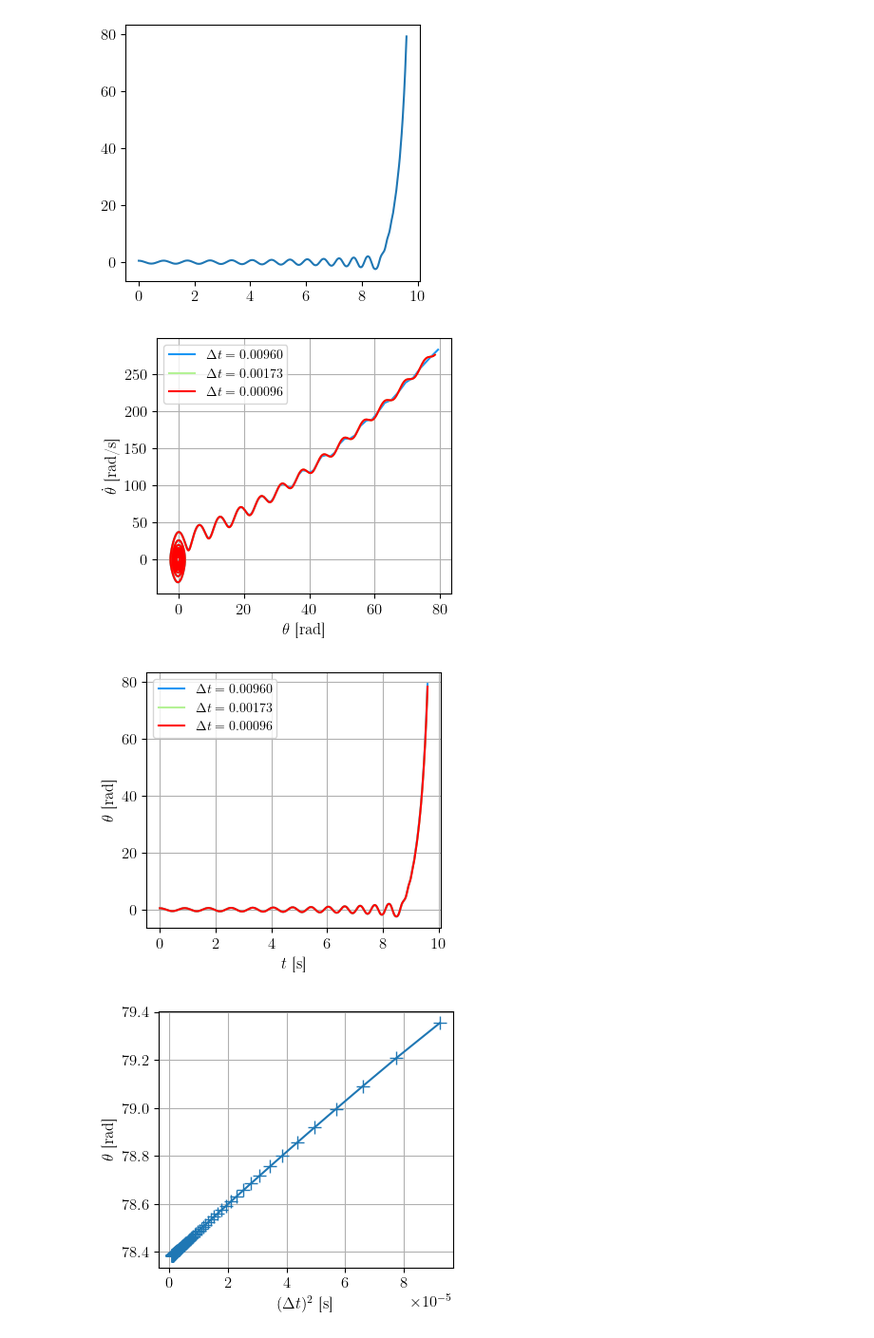
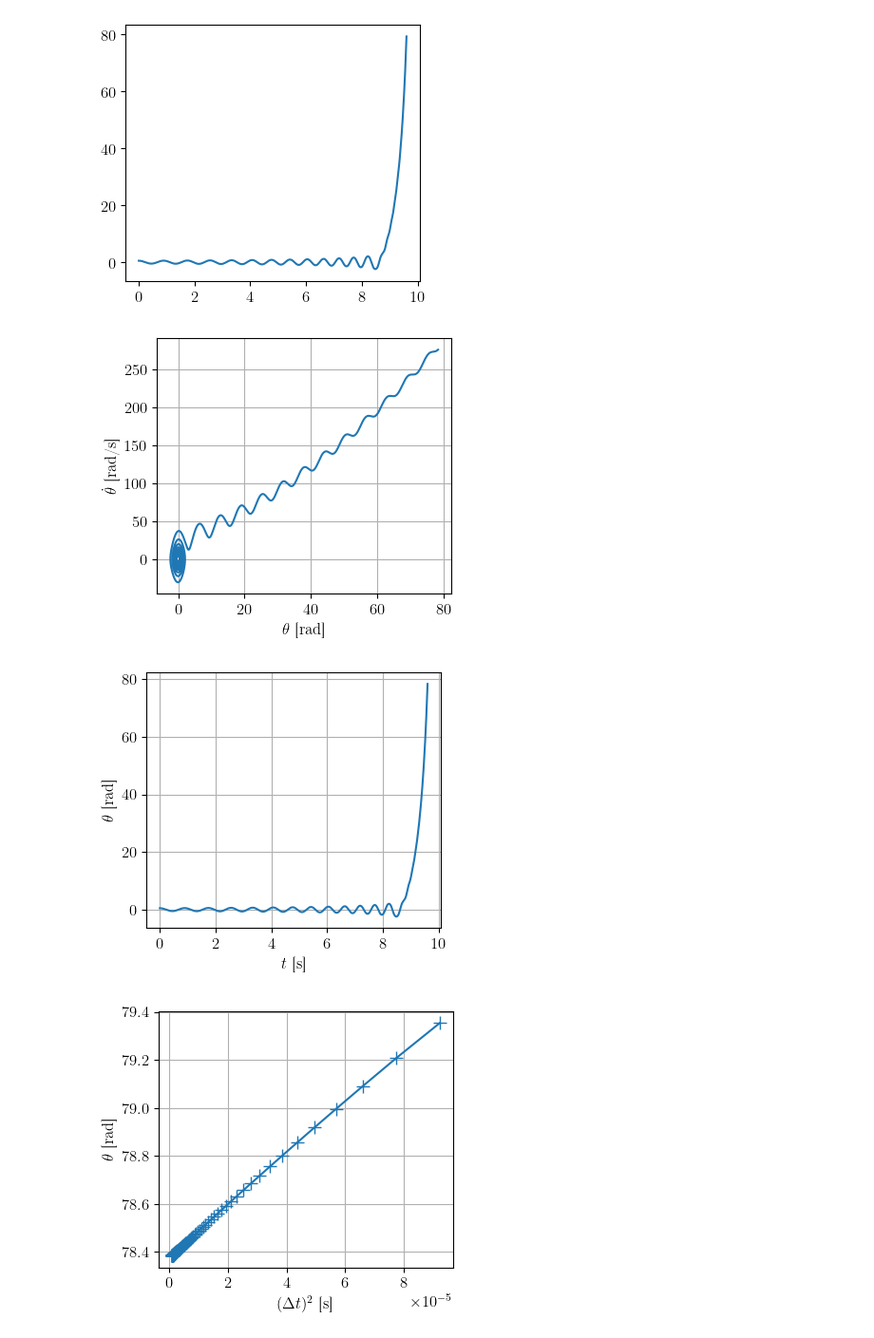
Before and after one commit to TomVdt/PhysNum, a Jupyter notebook: exercice2/analysis/analysis3bi.ipynb, the cells around one changed output. Shown at 95% size. Drawn from its saved outputs; the diff is of its cells as text; code cells hidden in the pictures.

Commit message:
colors!!!

```diff
--- a/exercice2/analysis/analysis3bi.ipynb
+++ b/exercice2/analysis/analysis3bi.ipynb
@@ -132,42 +130,41 @@ for (params, data) in all_data.values():
 # %%
 %matplotlib inline
 plt.close()
 tfin = conf['tFin']
-cache = [0, 50, 99]
+cache = [99]
 colors = mpl.colormaps['rainbow'](np.linspace(0.2, 1, len(all_data)))
 for i,  (params, data) in enumerate(all_data.values()):
     if i in cache:
         t, theta, thetadot = data[:,0], data[:,1], data[:,2]
-        plt.plot(theta, thetadot, c=colors[i], label=f"$\\Delta t={(tfin/params['nsteps']):.5f}$")
+        plt.plot(theta, thetadot, label=f"$\\Delta t={(tfin/params['nsteps']):.5f}$")
 
 # plt.axis('equal')
 plt.xlabel(r'$\theta$ [rad]')
 plt.ylabel(r'$\dot{\theta}$ [rad/s]')
-plt.legend()
+# plt.legend()
 plt.grid()
-# plt.legend()
 plt.savefig(export_path + 'phase_retraction.pdf')
 # %% [output]
-[figure, old version]
+[figure, new version]
 # %%
 %matplotlib inline
 # plt.close()
 tfin = conf['tFin']
-cache = [0, 50, 99]
+cache = [99]
 colors = mpl.colormaps['rainbow'](np.linspace(0.2, 1, len(all_data)))
 for i,  (params, data) in enumerate(all_data.values()):
     if i in cache:
         t, theta, thetadot = data[:,0], data[:,1], data[:,2]
-        plt.plot(t, theta, c=colors[i], label=f"$\\Delta t={(tfin/params['nsteps']):.5f}$")
+        plt.plot(t, theta, label=f"$\\Delta t={(tfin/params['nsteps']):.5f}$")
 
 # plt.axis('equal')
 plt.xlabel(r'$t$ [s]')
 plt.ylabel(r'$\theta$ [rad]')
+# plt.legend()
 plt.grid()
-plt.legend()
 plt.savefig(export_path + 'traj_retraction.pdf')
 # %% [output]
-[figure, old version]
+[figure, new version]
 # %%
 def calc(dataset: dict):
     stuffies = []
```
Also changed, not shown: parts of 2 cells of this notebook, 7 other files.
